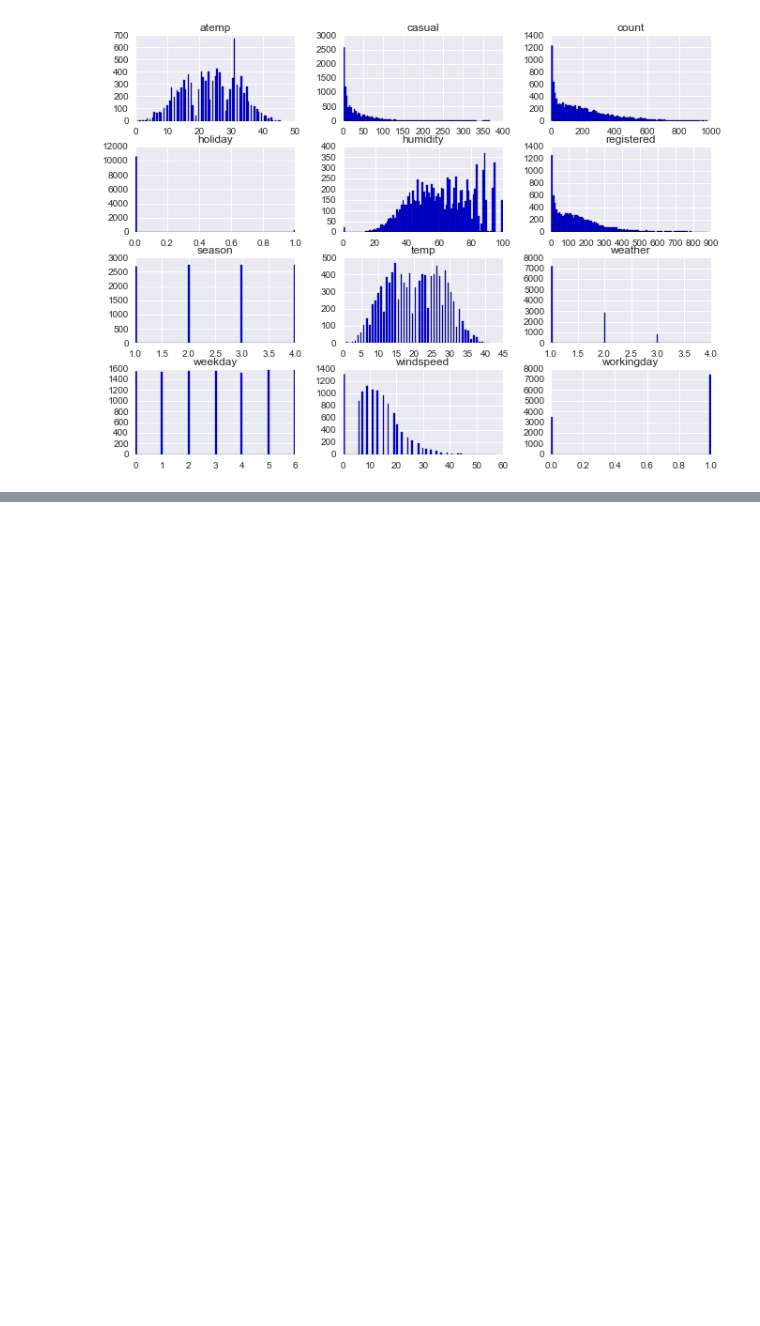
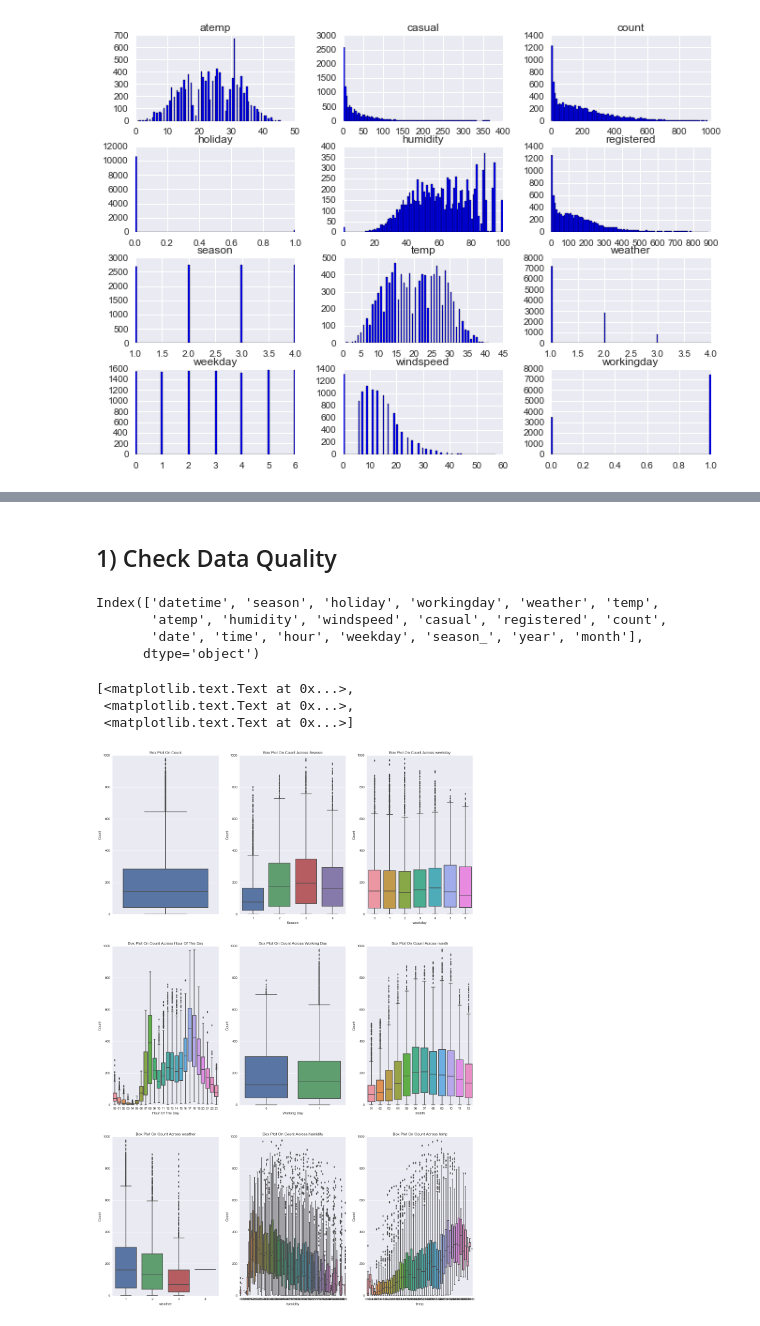
Before and after one commit to yennanliu/Kaggle.com_mini_project, a Jupyter notebook: bike_sharing/Bike_Sharing_EDA.ipynb, the cells around one changed output, grey strips where cells are left out. Saved outputs shown, nothing was run; the diff lists cells and outputs as text; code cells hidden in the pictures; blank space fills up the shorter version.

Commit message:
add boxplot

```diff
--- a/bike_sharing/Bike_Sharing_EDA.ipynb
+++ b/bike_sharing/Bike_Sharing_EDA.ipynb
@@ -107,6 +97,8 @@ def get_hour(x):
 df_train['date'] = df_train['datetime'].apply(lambda x :get_date(x)  )
 df_train['time'] = df_train['datetime'].apply(lambda x :get_time(x)  )
 df_train['hour'] = df_train['datetime'].apply(lambda x :get_hour(x)  )
+df_train['year'] = df_train['datetime'].apply(lambda x :get_year(x)  )
+df_train['month'] = df_train['datetime'].apply(lambda x :get_month(x)  )
 df_train['weekday'] = df_train['datetime'].apply(lambda x :get_weekday(x)  )
 df_train['season_'] = df_train['season'].map({1: "Spring", 2 : "Summer", 3 : "Fall", 4 :"Winter" })
 # %%
@@ -115,3 +107,14 @@ df_train.head(2)
 |  | datetime | season | holiday | workingday | weather | temp | atemp | humidity | windspeed | casual | ... |
 | 0 | 2011-01-01 00:00:00 | 1 | 0 | 0 | 1 | 9.84 | 14.395 | 81 | 0.0 | 3 | ... |
 | 1 | 2011-01-01 01:00:00 | 1 | 0 | 0 | 1 | 9.02 | 13.635 | 80 | 0.0 | 8 | ... |
+# %% [markdown]
+## 1) Check Data Quality
+# %%
+# histagram on train data
+
+df_train.columns
+# %% [output]
+Index(['datetime', 'season', 'holiday', 'workingday', 'weather', 'temp',
+       'atemp', 'humidity', 'windspeed', 'casual', 'registered', 'count',
+       'date', 'time', 'hour', 'weekday', 'season_', 'year', 'month'],
+      dtype='object')
@@ -117,0 +125,33 @@ df_train.head(2)
+# %%
+# boxplot on counts VS features
+
+fig, axes = plt.subplots(nrows=3,ncols=3)
+fig.set_size_inches(20, 30)
+sns.boxplot(data=df_train,y="count",orient="v",ax=axes[0][0])
+sns.boxplot(data=df_train,y="count",x="season",orient="v",ax=axes[0][1])
+sns.boxplot(data=df_train,y="count",x="hour",orient="v",ax=axes[1][0])
+sns.boxplot(data=df_train,y="count",x="workingday",orient="v",ax=axes[1][1])
+
+sns.boxplot(data=df_train,y="count",x="weekday",orient="v" ,ax=axes[0][2])
+sns.boxplot(data=df_train,y="count",x="month",orient="v" ,ax=axes[1][2])
+sns.boxplot(data=df_train,y="count",x="weather",orient="v" ,ax=axes[2][0])
+sns.boxplot(data=df_train,y="count",x="humidity",orient="v" ,ax=axes[2][1])
+#sns.boxplot(data=df_train,y="count",x="atemp",orient="v" ,ax=axes[2][1])
+sns.boxplot(data=df_train,y="count",x="temp",orient="v" ,ax=axes[2][2])
+
+axes[0][0].set(ylabel='Count',title="Box Plot On Count")
+axes[0][1].set(xlabel='Season', ylabel='Count',title="Box Plot On Count Across Season")
+axes[1][0].set(xlabel='Hour Of The Day', ylabel='Count',title="Box Plot On Count Across Hour Of The Day")
+axes[1][1].set(xlabel='Working Day', ylabel='Count',title="Box Plot On Count Across Working Day")
+
+axes[0][2].set(xlabel='weekday', ylabel='Count',title="Box Plot On Count Across weekday")
+axes[1][2].set(xlabel='month', ylabel='Count',title="Box Plot On Count Across month")
+axes[2][0].set(xlabel='weather', ylabel='Count',title="Box Plot On Count Across weather")
+axes[2][1].set(xlabel='humidity', ylabel='Count',title="Box Plot On Count Across humidity")
+#axes[2][1].set(xlabel='atemp', ylabel='Count',title="Box Plot On Count Across atemp")
+axes[2][2].set(xlabel='temp', ylabel='Count',title="Box Plot On Count Across temp")
+# %% [output]
+[<matplotlib.text.Text at 0x...>,
+ <matplotlib.text.Text at 0x...>,
+ <matplotlib.text.Text at 0x...>]
+[figure, added]
```
Also changed, not shown: parts of 7 cells of this notebook.
